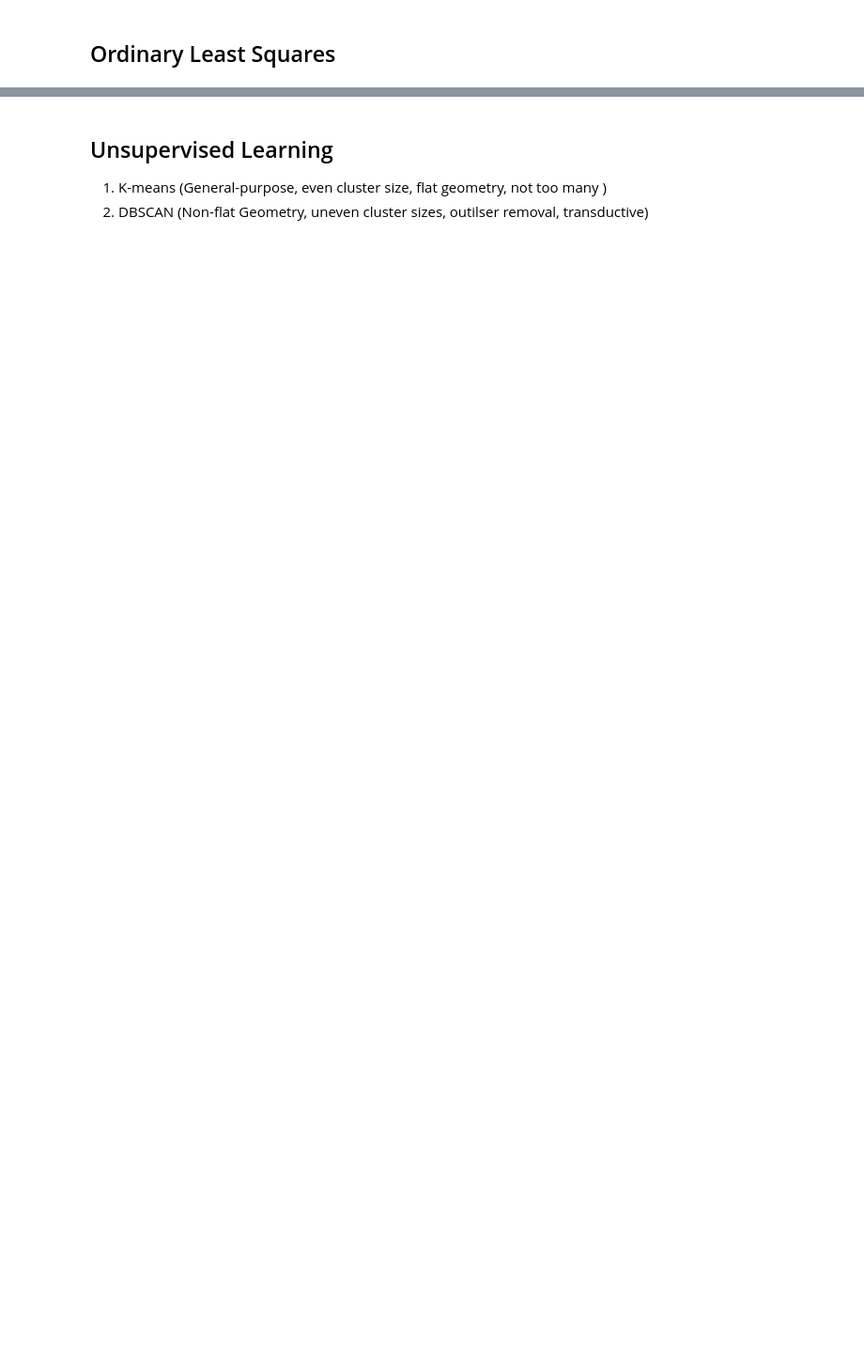
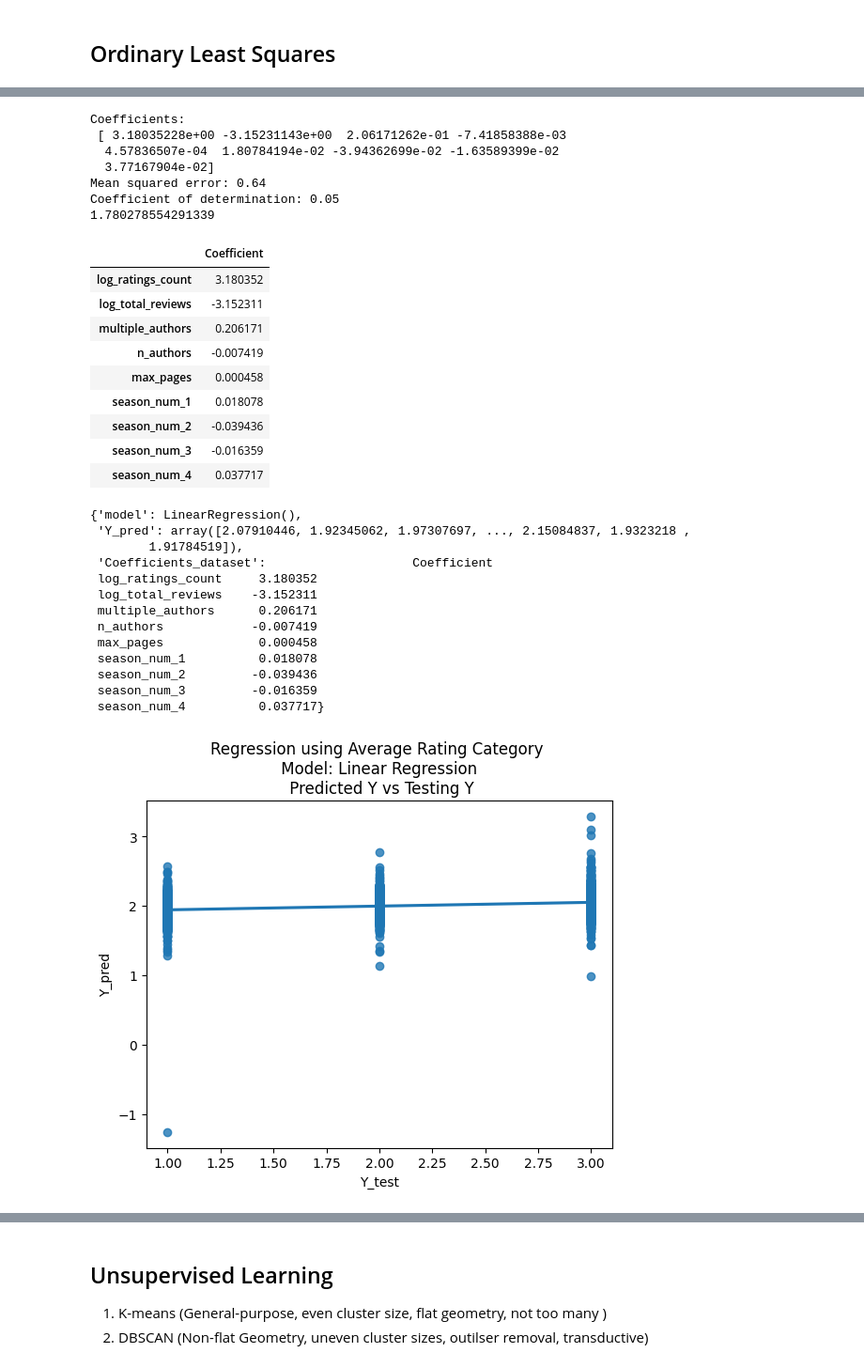
Before and after one commit to dcarriel-dsti/BookRatingML, a Jupyter notebook: Modeling.ipynb, the cells around one changed output, grey strips where cells are left out. Shown at 94% size. Cells and saved outputs as stored; diff of their text form; code cells hidden in the pictures; blank space fills up the shorter version.

```diff
--- a/Modeling.ipynb
+++ b/Modeling.ipynb
@@ -450,0 +135,3 @@ For Classification Purposes:
+# %%
+regression_dataset_avg_rating_cat_dict = prepare_dataset_for_linear_regression(regression_dataset_avg_rating_cat,'average_rating_three_cat_T',0.2,'Regression using Average Rating Category')
+regression_dataset_avg_rating_dict = prepare_dataset_for_linear_regression(regression_dataset_avg_rating,'average_rating',0.2,'Regression using Average Rating Category')
@@ -606,10 +235,27 @@ display(len(df_test))
-# %%
-from sklearn.datasets import load_iris
-from sklearn.model_selection import train_test_split
-from sklearn.naive_bayes import GaussianNB
-X, y = load_iris(return_X_y=True)
-X_train, X_test, y_train, y_test = train_test_split(X, y, test_size=0.5, random_state=0)
-gnb = GaussianNB()
-y_pred = gnb.fit(X_train, y_train).predict(X_test)
-print("Number of mislabeled points out of a total %d points : %d"
-      % (X_test.shape[0], (y_test != y_pred).sum()))
+# %%
+def perform_linear_regression(X_train, Y_train, X_test, Y_test, dataset_name,model_name='Linear Regression', model=linear_model.LinearRegression()):
+    # Create linear regression object
+    regr = model
+
+    # Train the model using the training sets
+    regr.fit(X_train, Y_train)
+
+    # Make predictions using the testing set
+    Y_pred = regr.predict(X_test)
+
+    # The coefficients
+    print("Coefficients: \n", regr.coef_)
+    # The mean squared error
+    print("Mean squared error: %.2f" % mean_squared_error(Y_test, Y_pred))
+    # The coefficient of determination: 1 is perfect prediction
+    print("Coefficient of determination: %.2f" % r2_score(Y_test, Y_pred))
+
+    # print the intercept
+    print(regr.intercept_)
+    coeff_parameter = pd.DataFrame(regr.coef_,X_train.columns,columns=['Coefficient'])
+    display(coeff_parameter)
+
+    pred_fig = sns.regplot(x=Y_test,y=Y_pred)
+    pred_fig.set(xlabel ="Y_test", ylabel = "Y_pred", title =f'{dataset_name} \n Model: {model_name} \n Predicted Y vs Testing Y'.format(dataset_name=dataset_name,model_name=model_name))
+
+    return {'model' : regr, 'Y_pred': Y_pred, 'Coefficients_dataset' : coeff_parameter}
@@ -615,0 +265,34 @@ print("Number of mislabeled points out of a total %d points : %d"
+# %%
+perform_linear_regression(regression_dataset_avg_rating_cat_dict['X_train'],regression_dataset_avg_rating_cat_dict['Y_train'],regression_dataset_avg_rating_cat_dict['X_test'], regression_dataset_avg_rating_cat_dict['Y_test'],regression_dataset_avg_rating_cat_dict['name'])
+# %% [output]
+Coefficients:
+ [ 3.18035228e+00 -3.15231143e+00  2.06171262e-01 -7.41858388e-03
+  4.57836507e-04  1.80784194e-02 -3.94362699e-02 -1.63589399e-02
+  3.77167904e-02]
+Mean squared error: 0.64
+Coefficient of determination: 0.05
+1.780278554291339
+|  | Coefficient |
+| log_ratings_count | 3.180352 |
+| log_total_reviews | -3.152311 |
+| multiple_authors | 0.206171 |
+| n_authors | -0.007419 |
+| max_pages | 0.000458 |
+| season_num_1 | 0.018078 |
+| season_num_2 | -0.039436 |
+| season_num_3 | -0.016359 |
+| season_num_4 | 0.037717 |
+{'model': LinearRegression(),
+ 'Y_pred': array([2.07910446, 1.92345062, 1.97307697, ..., 2.15084837, 1.9323218 ,
+        1.91784519]),
+ 'Coefficients_dataset':                    Coefficient
+ log_ratings_count     3.180352
+ log_total_reviews    -3.152311
+ multiple_authors      0.206171
+ n_authors            -0.007419
+ max_pages             0.000458
+ season_num_1          0.018078
+ season_num_2         -0.039436
+ season_num_3         -0.016359
+ season_num_4          0.037717}
+[figure, added]
```
Also changed, not shown: parts of 93 cells of this notebook, 1 other file.
